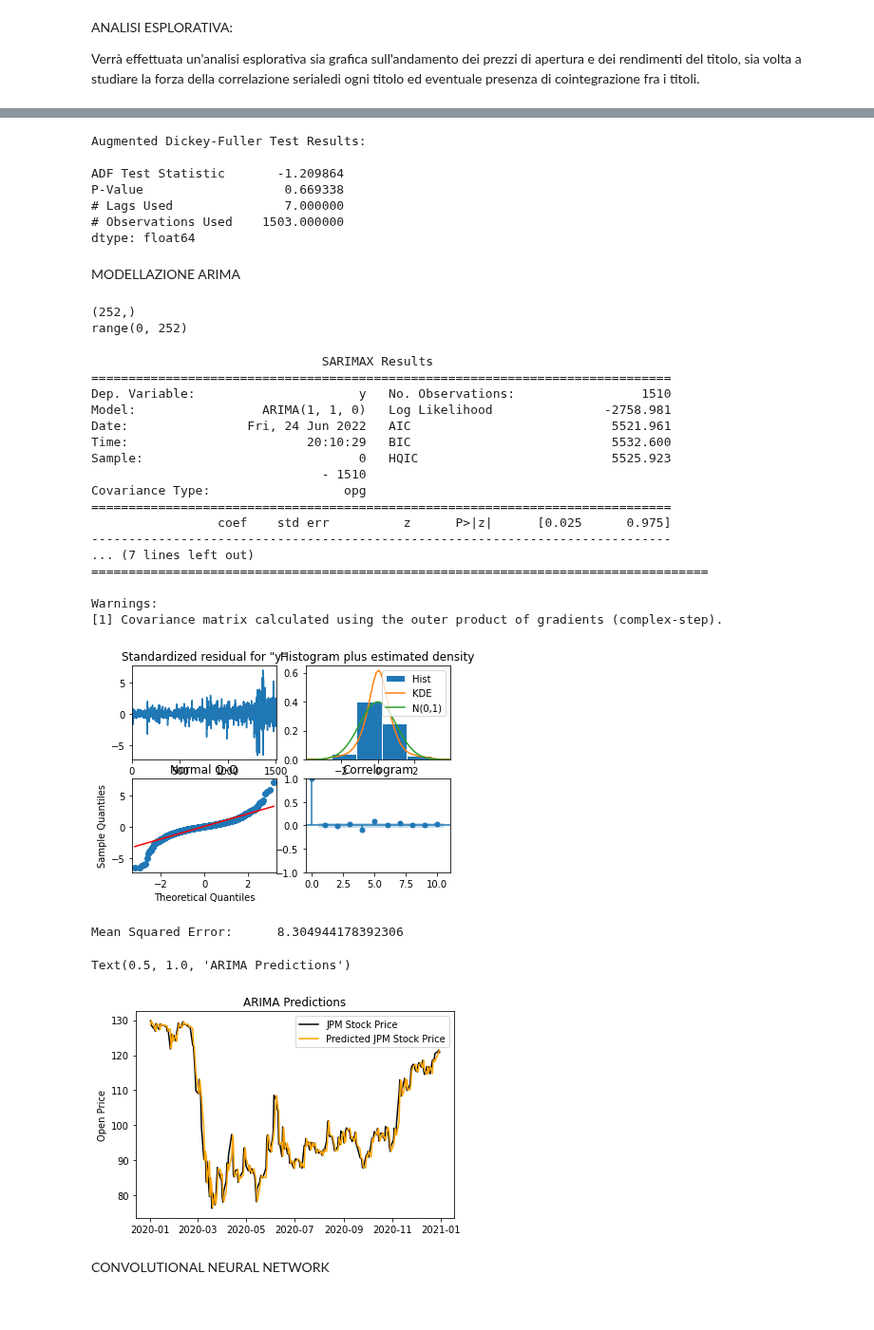
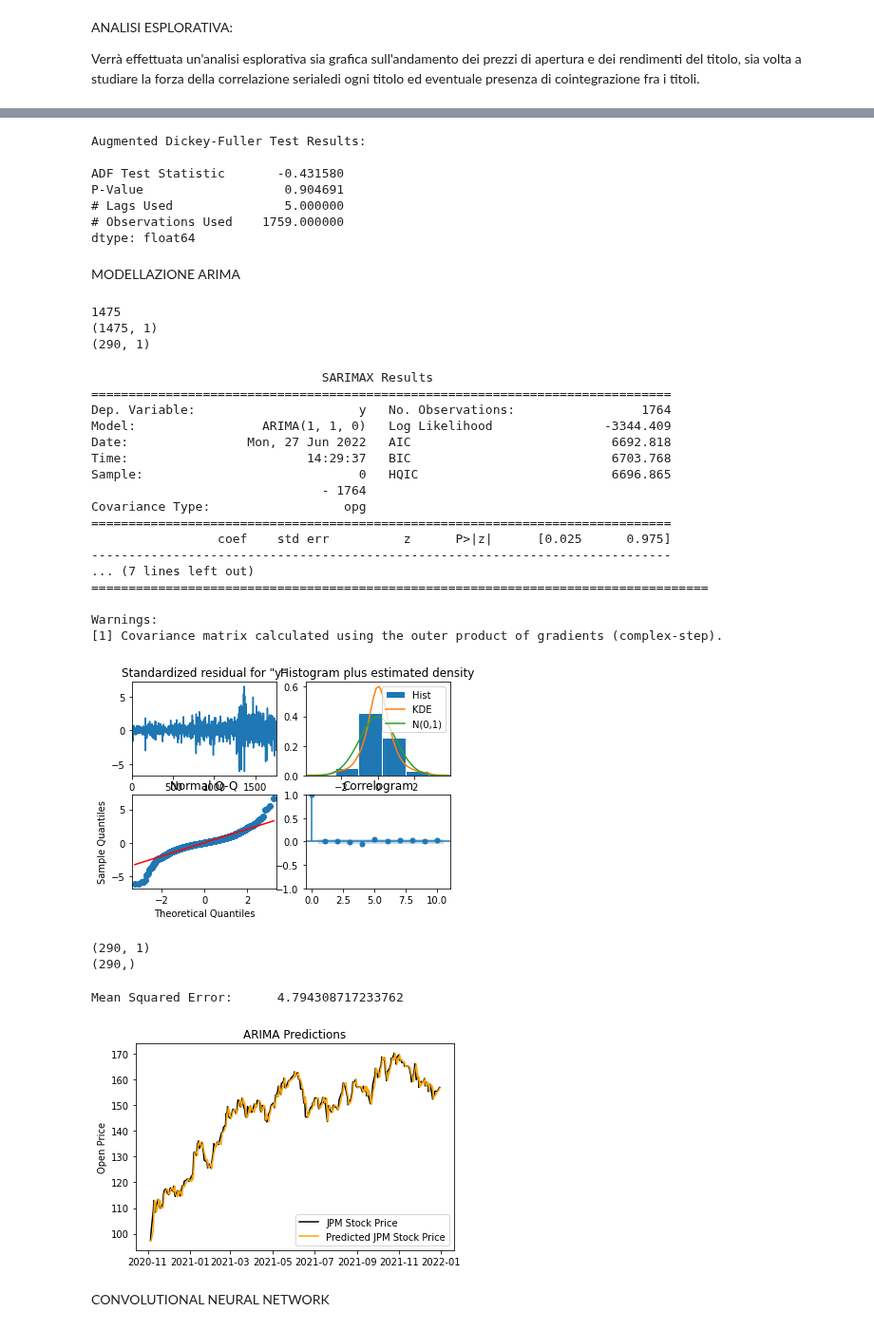
Before and after one commit to SalvatoreLatora/Stock-price-predictions-using-Neural-Networks, a Jupyter notebook: Code_exam.ipynb, the cells around one changed output, grey strips where cells are left out. Shown at 95% size. Drawn from its saved outputs; the diff is of its cells as text; code cells hidden in the pictures.

Commit message:
ARIMA completato (forse)

```diff
--- a/Code_exam.ipynb
+++ b/Code_exam.ipynb
@@ -20,7 +16,7 @@ from tensorflow.keras import layers
 warnings.filterwarnings("ignore")
 # %%
 JPM = yf.Ticker('JPM')
-JPM = JPM.history(start='2015-01-01',end='2020-12-31')
+JPM = JPM.history(start='2014-12-29',end='2021-12-31')
 JPM.describe()
 # %% [output]
 |  | Open | High | Low | Close | Volume | Dividends | Stock Splits |
@@ -91,10 +85,10 @@ print(dfResults)
 # %% [output]
 Augmented Dickey-Fuller Test Results:
 
-ADF Test Statistic       -1.209864
-P-Value                   0.669338
-# Lags Used               7.000000
-# Observations Used    1503.000000
+ADF Test Statistic       -0.431580
+P-Value                   0.904691
+# Lags Used               5.000000
+# Observations Used    1759.000000
 dtype: float64
 # %% [markdown]
 MODELLAZIONE ARIMA
@@ -107,10 +95,17 @@ training_set = JPM[filter_row==False]['Open']
-# %%
-# definizione dell'ordine del modello arima
-print(test_set.shape)
-print(range(len(test_set)))
-# %% [output]
-(252,)
-range(0, 252)
+# %%
+# creazione del train e del test set
+size = int(len(JPM) * 0.836)
+print(size)
+dataset_train = JPM[0:size]
+training_set = dataset_train.iloc[:, 0:1].values
+dataset_test = JPM[size:]
+test_set = dataset_test.iloc[:,0:1].values
+print(training_set.shape)
+print(test_set.shape)
+# %% [output]
+1475
+(1475, 1)
+(290, 1)
 # %%
 history = [x for x in training_set]
 predictions = list()
@@ -129,12 +124,12 @@ print(model_fit.summary()) # si rifiuta l'ipotesi nulla di normalità dei residu
 # %% [output]
                                SARIMAX Results
 ==============================================================================
-Dep. Variable:                      y   No. Observations:                 1510
-Model:                 ARIMA(1, 1, 0)   Log Likelihood               -2758.981
-Date:                Fri, 24 Jun 2022   AIC                           5521.961
-Time:                        20:10:29   BIC                           5532.600
-Sample:                             0   HQIC                          5525.923
-                               - 1510
+Dep. Variable:                      y   No. Observations:                 1764
+Model:                 ARIMA(1, 1, 0)   Log Likelihood               -3344.409
+Date:                Mon, 27 Jun 2022   AIC                           6692.818
+Time:                        14:29:37   BIC                           6703.768
+Sample:                             0   HQIC                          6696.865
+                               - 1764
 Covariance Type:                  opg
 ==============================================================================
                  coef    std err          z      P>|z|      [0.025      0.975]
@@ -148,25 +143,30 @@ Warnings:
 model_fit.plot_diagnostics() # forte asimmetria nella distribuzione dei residui
 plt.show()
 # %% [output]
-[figure, old version]
+[figure, new version]
+# %%
+print(test_set.shape)
+print(np.array(predictions).shape)
+# %% [output]
+(290, 1)
+(290,)
 # %%
 # valutazione delle previsioni
 mse = mean_squared_error(test_set, predictions)
 print('Mean Squared Error:\t',mse)
 # %% [output]
-Mean Squared Error:      8.304944178392306
+Mean Squared Error:      4.794308717233762
 # %%
 predictions = pd.DataFrame(predictions)
-#test_set.index
-predictions= predictions.set_index(test_set.index)
-plt.plot(test_set, color ="black", label = "JPM Stock Price")
+predictions= predictions.set_index(dataset_test.index)
+plt.plot(dataset_test['Open'], color ="black", label = "JPM Stock Price")
 plt.plot(predictions, color="orange", label = "Predicted JPM Stock Price")
 plt.legend()
 plt.ylabel("Open Price")
 plt.title("ARIMA Predictions")
+plt.show()
 # %% [output]
-Text(0.5, 1.0, 'ARIMA Predictions')
-[figure, old version]
+[figure, new version]
 # %% [markdown]
 CONVOLUTIONAL NEURAL NETWORK
 # %%
```
Also changed, not shown: parts of 6 cells of this notebook.
